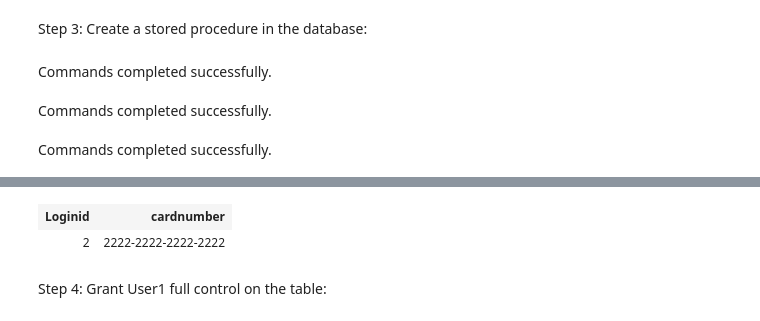
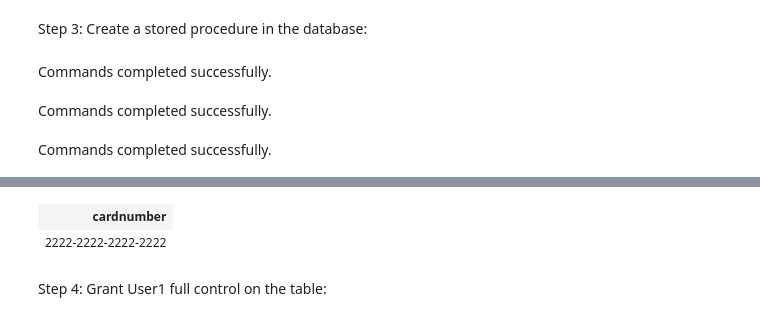
Before and after one commit to David-Seis/SecureYourAzureData, a Jupyter notebook: SQLSecurity/Security Audit Notebook.ipynb, the cells around one changed output, grey strips where cells are left out. Drawn from its saved outputs; the diff is of its cells as text; code cells hidden in the pictures.

```diff
--- a/SQLSecurity/Security Audit Notebook.ipynb
+++ b/SQLSecurity/Security Audit Notebook.ipynb
@@ -389,7 +390,7 @@ CREATE PROCEDURE uspGetCardInformation
 AS
 
     SET NOCOUNT ON;
-    SELECT Loginid, cardnumber
+    SELECT cardnumber
     FROM Patient
     WHERE loginId= @loginId
 GO
@@ -405,5 +406,5 @@ Total execution time: 00:00:00.005
-| Loginid | cardnumber |
-| 2 | 2222-2222-2222-2222 |
+| cardnumber |
+| 2222-2222-2222-2222 |
 # %% [markdown]
 Step 4: Grant User1 full control on the table:
 # %%
```
Also changed, not shown: parts of 29 cells of this notebook, 1 other file.
